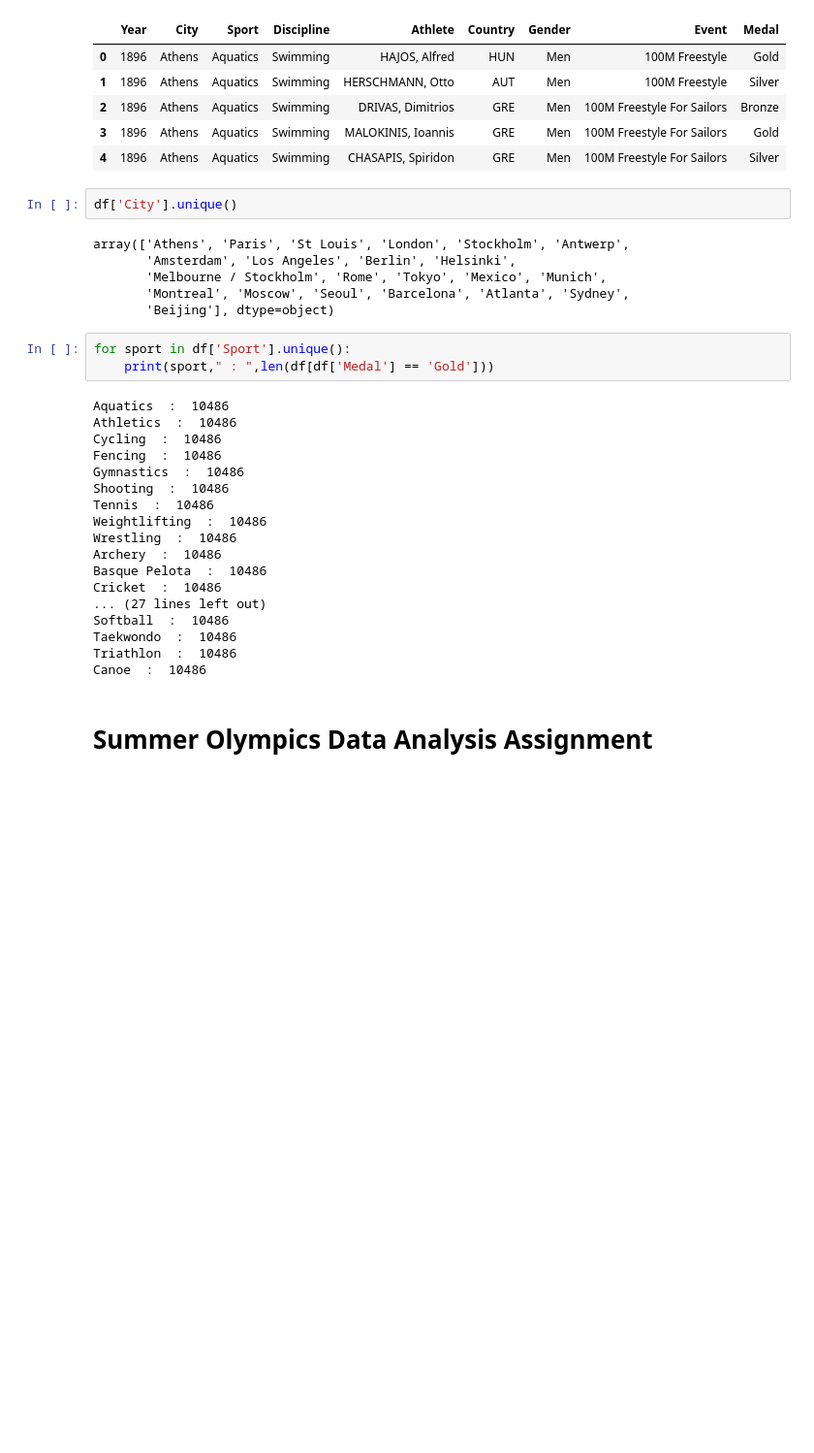
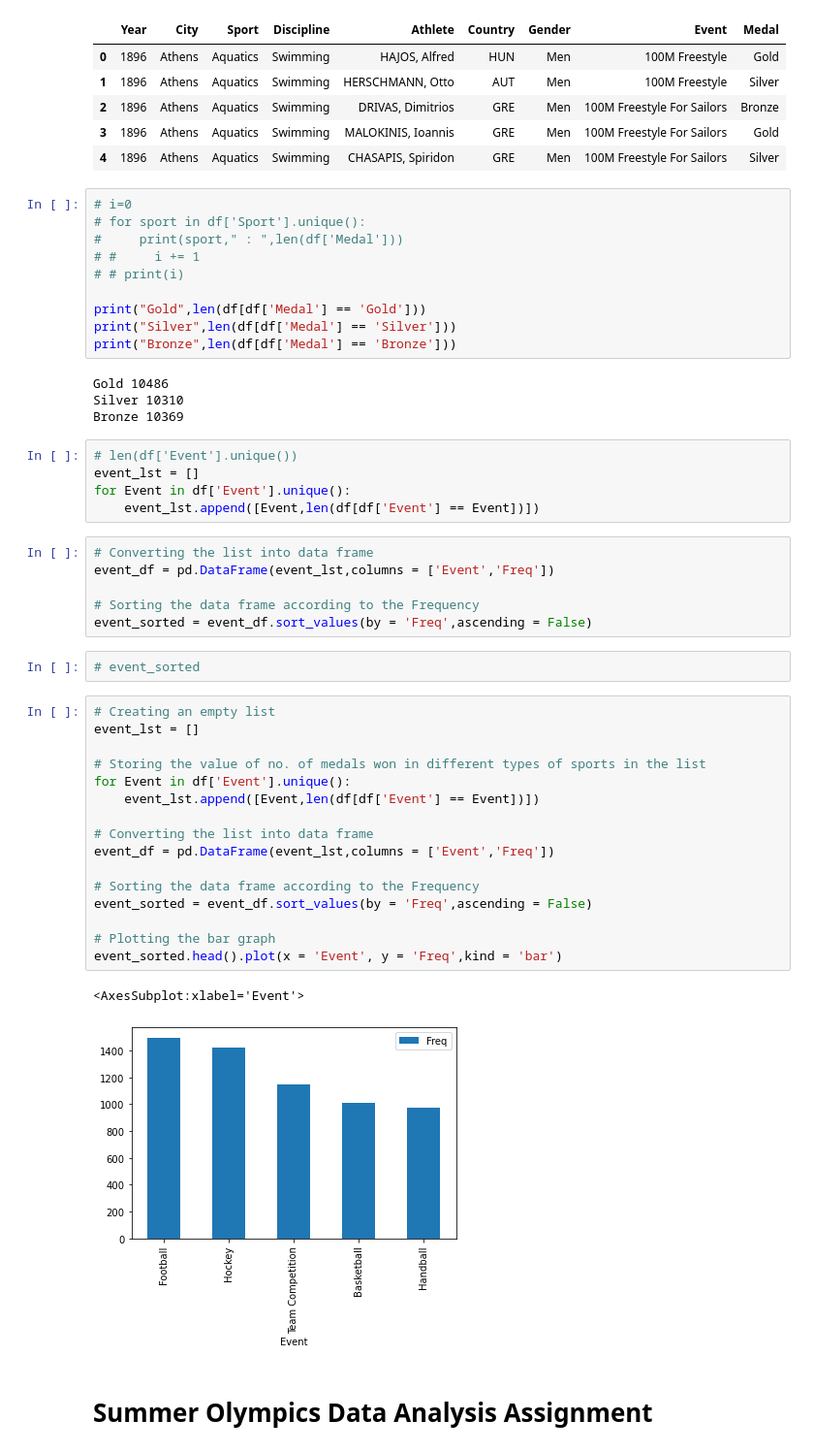
Before and after one commit to manuvarghese0603/Summer-Olympics, a Jupyter notebook: Summer.ipynb, the cells around one changed output. Shown at 97% size. Drawn from its saved outputs; the diff is of its cells as text; blank space fills up the shorter version.

```diff
--- a/Summer.ipynb
+++ b/Summer.ipynb
@@ -14,35 +27,52 @@ df.head()
 | 2 | 1896 | Athens | Aquatics | Swimming | DRIVAS, Dimitrios | GRE | Men | 100M Freestyle For Sailors | Bronze |
 | 3 | 1896 | Athens | Aquatics | Swimming | MALOKINIS, Ioannis | GRE | Men | 100M Freestyle For Sailors | Gold |
 | 4 | 1896 | Athens | Aquatics | Swimming | CHASAPIS, Spiridon | GRE | Men | 100M Freestyle For Sailors | Silver |
-# %%
-df['City'].unique()
-# %% [output]
-array(['Athens', 'Paris', 'St Louis', 'London', 'Stockholm', 'Antwerp',
-       'Amsterdam', 'Los Angeles', 'Berlin', 'Helsinki',
-       'Melbourne / Stockholm', 'Rome', 'Tokyo', 'Mexico', 'Munich',
-       'Montreal', 'Moscow', 'Seoul', 'Barcelona', 'Atlanta', 'Sydney',
-       'Beijing'], dtype=object)
 # %%
-for sport in df['Sport'].unique():
-    print(sport," : ",len(df[df['Medal'] == 'Gold']))
+# i=0
+# for sport in df['Sport'].unique():
+#     print(sport," : ",len(df['Medal']))
+# #     i += 1
+# # print(i)
+
+print("Gold",len(df[df['Medal'] == 'Gold']))
+print("Silver",len(df[df['Medal'] == 'Silver']))
+print("Bronze",len(df[df['Medal'] == 'Bronze']))
 # %% [output]
-Aquatics  :  10486
-Athletics  :  10486
-Cycling  :  10486
-Fencing  :  10486
-Gymnastics  :  10486
-Shooting  :  10486
-Tennis  :  10486
-Weightlifting  :  10486
-Wrestling  :  10486
-Archery  :  10486
-Basque Pelota  :  10486
-Cricket  :  10486
-... (27 lines left out)
-Softball  :  10486
-Taekwondo  :  10486
-Triathlon  :  10486
-Canoe  :  10486
+Gold 10486
+Silver 10310
+Bronze 10369
+# %%
+# len(df['Event'].unique())
+event_lst = []
+for Event in df['Event'].unique():
+    event_lst.append([Event,len(df[df['Event'] == Event])])
+# %%
+# Converting the list into data frame
+event_df = pd.DataFrame(event_lst,columns = ['Event','Freq'])
+
+# Sorting the data frame according to the Frequency
+event_sorted = event_df.sort_values(by = 'Freq',ascending = False)
+# %%
+# event_sorted
+# %%
+# Creating an empty list
+event_lst = []
+
+# Storing the value of no. of medals won in different types of sports in the list
+for Event in df['Event'].unique():
+    event_lst.append([Event,len(df[df['Event'] == Event])])
+
+# Converting the list into data frame
+event_df = pd.DataFrame(event_lst,columns = ['Event','Freq'])
+
+# Sorting the data frame according to the Frequency
+event_sorted = event_df.sort_values(by = 'Freq',ascending = False)
+
+# Plotting the bar graph
+event_sorted.head().plot(x = 'Event', y = 'Freq',kind = 'bar')
+# %% [output]
+<AxesSubplot:xlabel='Event'>
+[figure, added]
 # %% [markdown]
 # Summer Olympics Data Analysis Assignment
 # %% [markdown]
```
Also changed, not shown: parts of 4 cells of this notebook.
